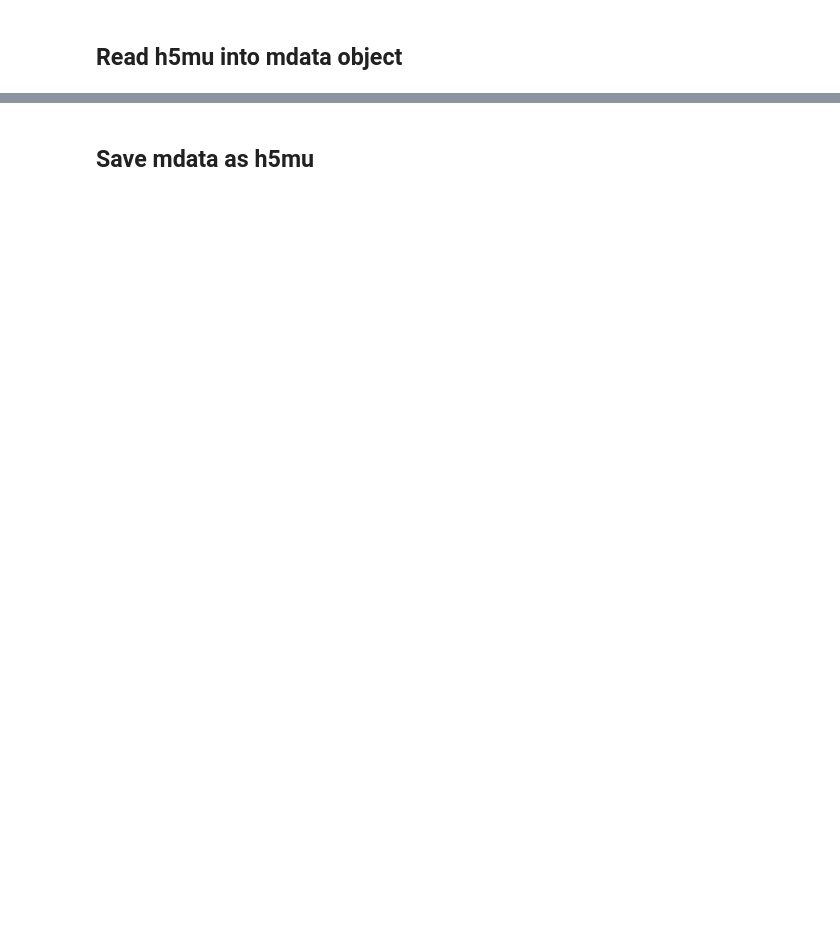
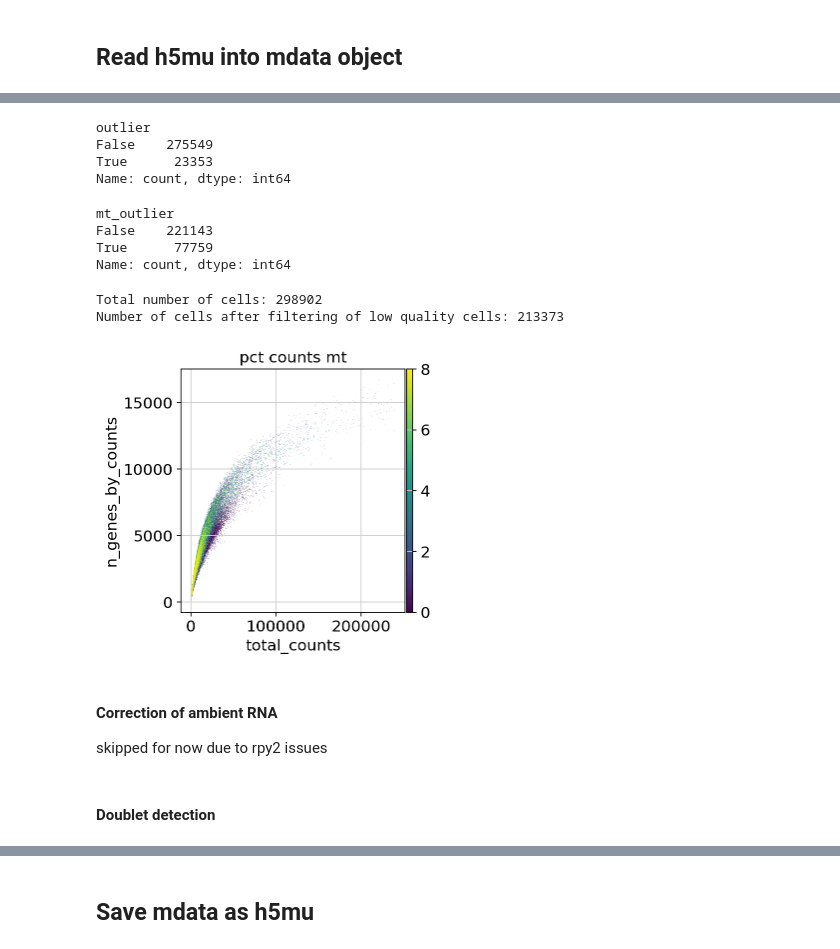
Before and after one commit to Talavera-Lopez-Lab/human_heart_multiome, a Jupyter notebook: 0-240625-QC/0-250624-E-MTAB12916_E-MTAB12919-QC.ipynb, the cells around one changed output, grey strips where cells are left out. Saved outputs shown, nothing was run; the diff lists cells and outputs as text; code cells hidden in the pictures; blank space fills up the shorter version.

```diff
--- a/0-240625-QC/0-250624-E-MTAB12916_E-MTAB12919-QC.ipynb
+++ b/0-240625-QC/0-250624-E-MTAB12916_E-MTAB12919-QC.ipynb
@@ -42,0 +107,40 @@ MuData object with n_obs × n_vars = 298902 × 3775615
+# %%
+rna.obs["outlier"] = (
+    is_outlier(rna, "log1p_total_counts", 5)
+    | is_outlier(rna, "log1p_n_genes_by_counts", 5)
+    | is_outlier(rna, "pct_counts_in_top_20_genes", 5)
+)
+rna.obs.outlier.value_counts()
+# %% [output]
+outlier
+False    275549
+True      23353
+Name: count, dtype: int64
+# %%
+rna.obs["mt_outlier"] = is_outlier(rna, "pct_counts_mt", 3) | (
+    rna.obs["pct_counts_mt"] > 8
+)
+rna.obs.mt_outlier.value_counts()
+# %% [output]
+mt_outlier
+False    221143
+True      77759
+Name: count, dtype: int64
+# %%
+print(f"Total number of cells: {rna.n_obs}")
+rna = rna[(~rna.obs.outlier) & (~rna.obs.mt_outlier)].copy()
+
+print(f"Number of cells after filtering of low quality cells: {rna.n_obs}")
+# %% [output]
+Total number of cells: 298902
+Number of cells after filtering of low quality cells: 213373
+# %%
+p1 = sc.pl.scatter(rna, "total_counts", "n_genes_by_counts", color="pct_counts_mt")
+# %% [output]
+[figure, added]
+# %% [markdown]
+#### Correction of ambient RNA
+
+skipped for now due to rpy2 issues
+# %% [markdown]
+#### Doublet detection
```
Also changed, not shown: parts of 30 cells of this notebook, 1 other file.
